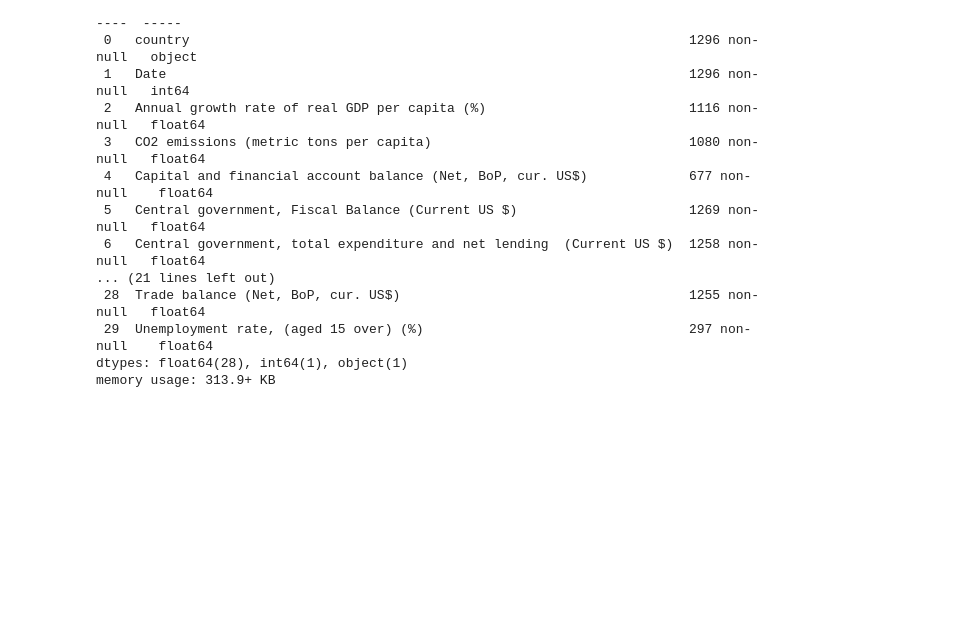
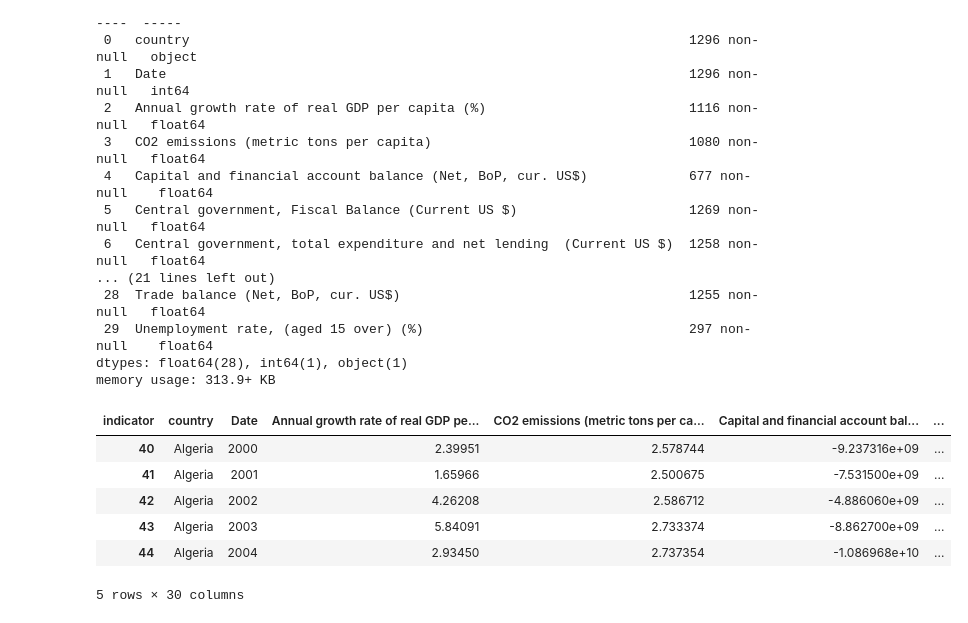
Before and after one commit to arsenilsina/prog_project, a Jupyter notebook: african_economies.ipynb, the cells around one changed output. Saved outputs shown, nothing was run; the diff lists cells and outputs as text; code cells hidden in the pictures; blank space fills up the shorter version.

```diff
--- a/african_economies.ipynb
+++ b/african_economies.ipynb
@@ -86,3 +81,13 @@ memory usage: 313.9+ KB
 # %%
 #now we substitute the the NaN values with the interpolation for each country since it fits better for times series
 african_economies_21st_clean_df = african_economies_21st_df.apply(lambda group: group.interpolate(method='linear'))
+# %%
+african_economies_21st_clean_df.head()
+# %% [output]
+| indicator | country | Date | Annual growth rate of real GDP pe... | CO2 emissions (metric tons per ca... | Capital and financial account bal... | ... |
+| 40 | Algeria | 2000 | 2.39951 | 2.578744 | -9.237316e+09 | ... |
+| 41 | Algeria | 2001 | 1.65966 | 2.500675 | -7.531500e+09 | ... |
+| 42 | Algeria | 2002 | 4.26208 | 2.586712 | -4.886060e+09 | ... |
+| 43 | Algeria | 2003 | 5.84091 | 2.733374 | -8.862700e+09 | ... |
+| 44 | Algeria | 2004 | 2.93450 | 2.737354 | -1.086968e+10 | ... |
+5 rows × 30 columns
```
Also changed, not shown: parts of 15 cells of this notebook, 1 other file.
